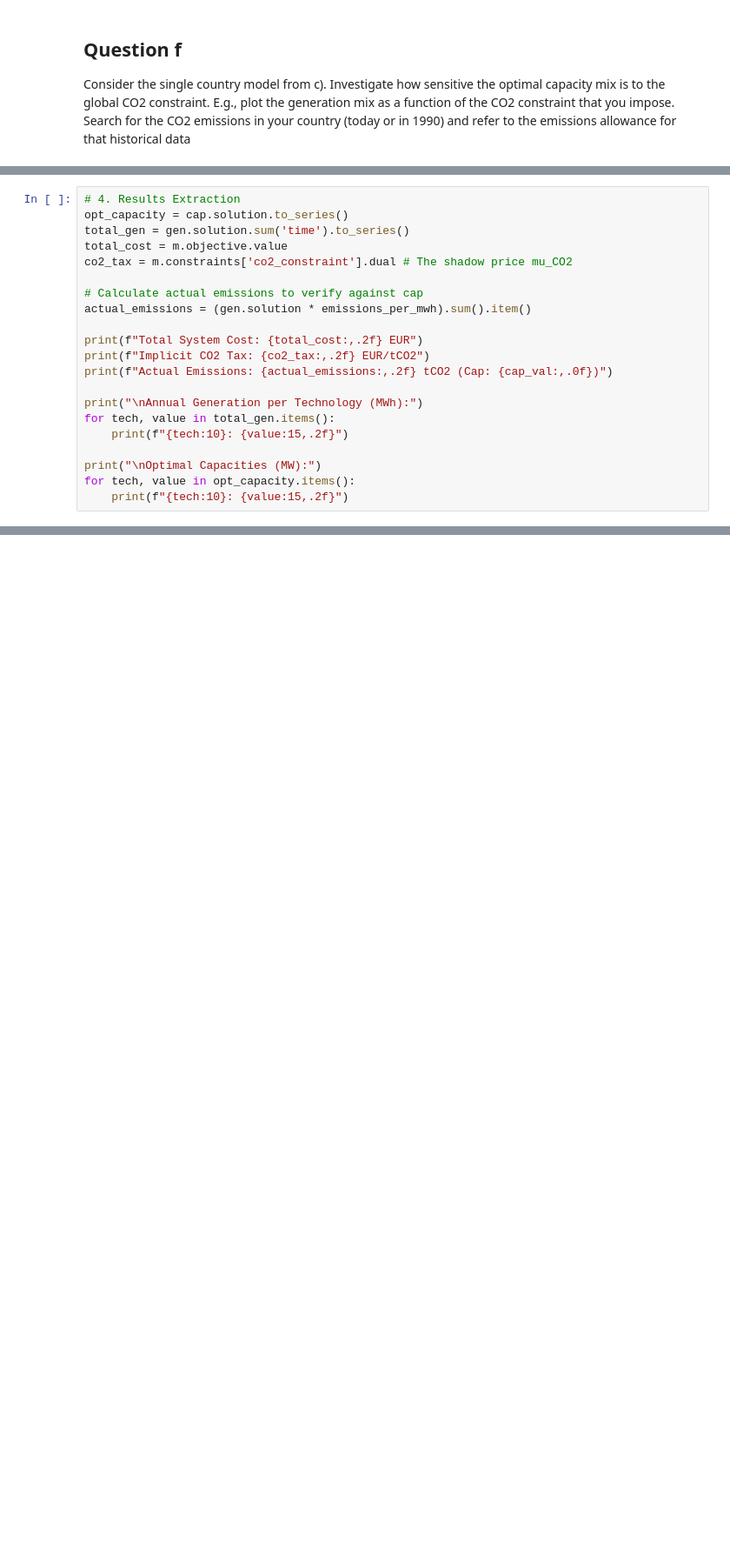
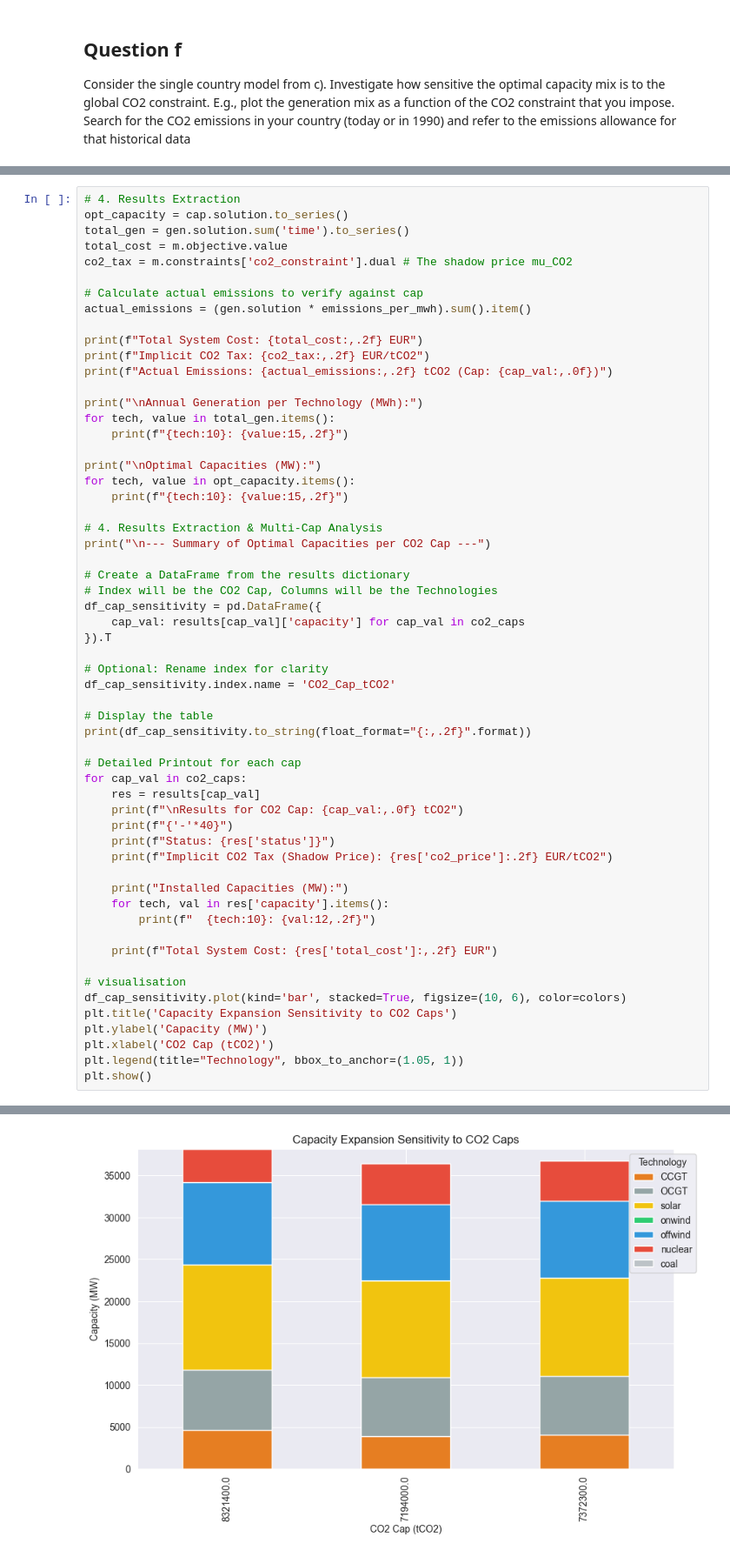
Before and after one commit to lc253264/Integrated-Energy-Grids-Group-29, a Jupyter notebook: Belgium_model_task_abcf.ipynb, the cells around one changed output, grey strips where cells are left out. Shown at 87% size. Cells and saved outputs as stored; diff of their text form; blank space fills up the shorter version.

```diff
--- a/Belgium_model_task_abcf.ipynb
+++ b/Belgium_model_task_abcf.ipynb
@@ -1252,4 +1383,41 @@ for tech, value in total_gen.items():
 print("\nOptimal Capacities (MW):")
 for tech, value in opt_capacity.items():
     print(f"{tech:10}: {value:15,.2f}")
+
+# 4. Results Extraction & Multi-Cap Analysis
+print("\n--- Summary of Optimal Capacities per CO2 Cap ---")
+
+# Create a DataFrame from the results dictionary
+# Index will be the CO2 Cap, Columns will be the Technologies
+df_cap_sensitivity = pd.DataFrame({
+    cap_val: results[cap_val]['capacity'] for cap_val in co2_caps
+}).T
+
+# Optional: Rename index for clarity
+df_cap_sensitivity.index.name = 'CO2_Cap_tCO2'
+
+# Display the table
+print(df_cap_sensitivity.to_string(float_format="{:,.2f}".format))
+
+# Detailed Printout for each cap
+for cap_val in co2_caps:
+    res = results[cap_val]
+    print(f"\nResults for CO2 Cap: {cap_val:,.0f} tCO2")
+    print(f"{'-'*40}")
+    print(f"Status: {res['status']}")
+    print(f"Implicit CO2 Tax (Shadow Price): {res['co2_price']:.2f} EUR/tCO2")
+
+    print("Installed Capacities (MW):")
+    for tech, val in res['capacity'].items():
+        print(f"  {tech:10}: {val:12,.2f}")
+
+    print(f"Total System Cost: {res['total_cost']:,.2f} EUR")
+
+# visualisation
+df_cap_sensitivity.plot(kind='bar', stacked=True, figsize=(10, 6), color=colors)
+plt.title('Capacity Expansion Sensitivity to CO2 Caps')
+plt.ylabel('Capacity (MW)')
+plt.xlabel('CO2 Cap (tCO2)')
+plt.legend(title="Technology", bbox_to_anchor=(1.05, 1))
+plt.show()
 # %% [output]
@@ -1272,0 +1441 @@ coal      :            0.00
+[figure, added]
```
Also changed, not shown: parts of 10 cells of this notebook.
